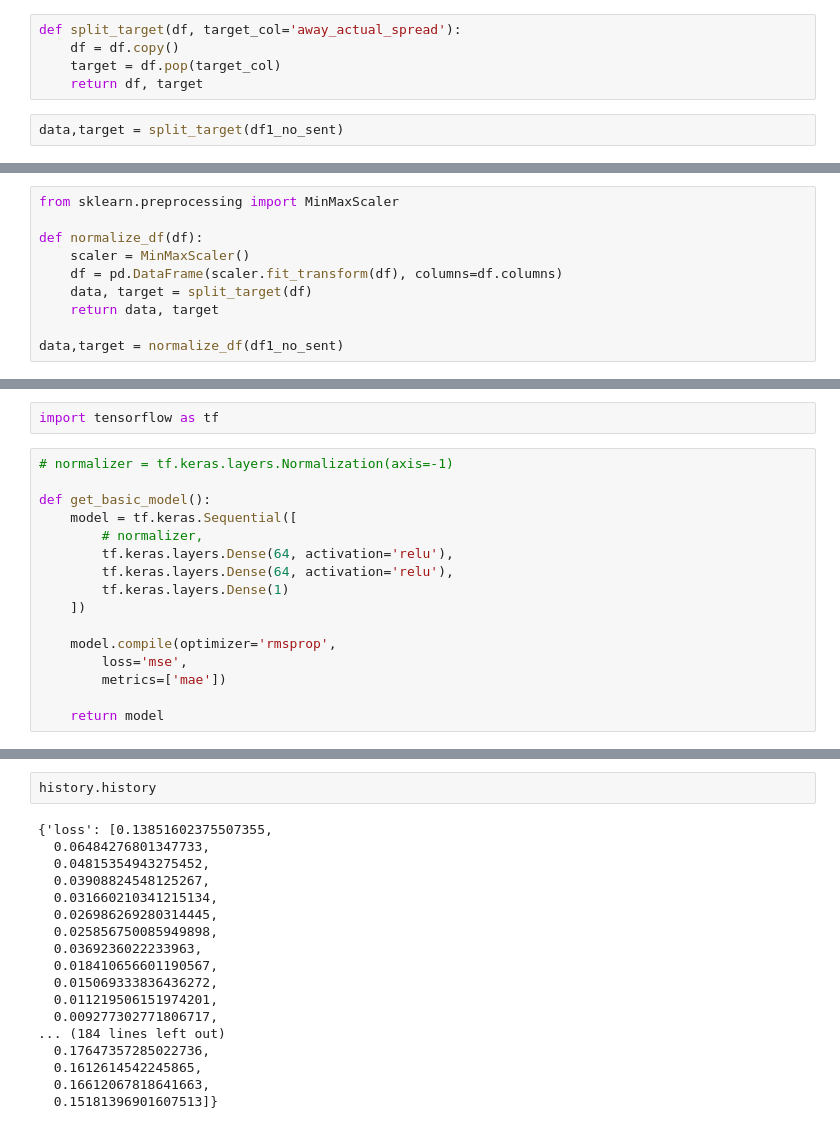
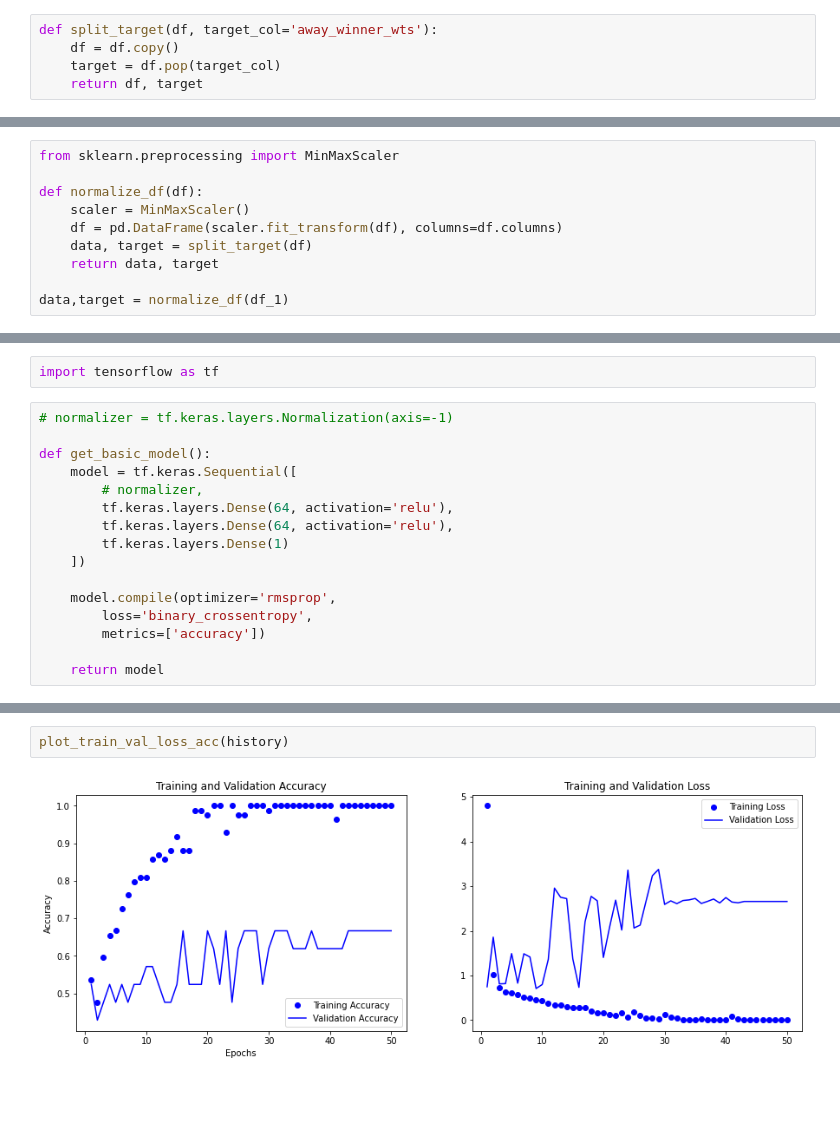
Before and after one commit to huuugh18/NFL_twitter_sentiment_odds, a Jupyter notebook: models/predict_something.ipynb, the cells around one changed output, grey strips where cells are left out. Drawn from its saved outputs; the diff is of its cells as text; blank space fills up the shorter version.

```diff
--- a/models/predict_something.ipynb
+++ b/models/predict_something.ipynb
@@ -182,9 +233,7 @@ df1_no_sent
 # %% [markdown]
 ## Predict the away actual spread
 # %%
-def split_target(df, target_col='away_actual_spread'):
+def split_target(df, target_col='away_winner_wts'):
     df = df.copy()
     target = df.pop(target_col)
     return df, target
-# %%
-data,target = split_target(df1_no_sent)
@@ -208,4 +250,4 @@ def normalize_df(df):
     data, target = split_target(df)
     return data, target
 
-data,target = normalize_df(df1_no_sent)
+data,target = normalize_df(df_1)
@@ -223,8 +280,8 @@ def get_basic_model():
     ])
 
     model.compile(optimizer='rmsprop',
-        loss='mse',
-        metrics=['mae'])
+        loss='binary_crossentropy',
+        metrics=['accuracy'])
 
     return model
 # %%
@@ -251,20 +429,4 @@ Epoch 50/50
 # %%
-history.history
+plot_train_val_loss_acc(history)
 # %% [output]
-{'loss': [0.13851602375507355,
-  0.06484276801347733,
-  0.04815354943275452,
-  0.03908824548125267,
-  0.031660210341215134,
-  0.026986269280314445,
-  0.025856750085949898,
-  0.0369236022233963,
-  0.018410656601190567,
-  0.015069333836436272,
-  0.011219506151974201,
-  0.009277302771806717,
-... (184 lines left out)
-  0.17647357285022736,
-  0.1612614542245865,
-  0.16612067818641663,
-  0.15181396901607513]}
+[figure, added]
```
Also changed, not shown: parts of 27 cells of this notebook, 21 other files.
